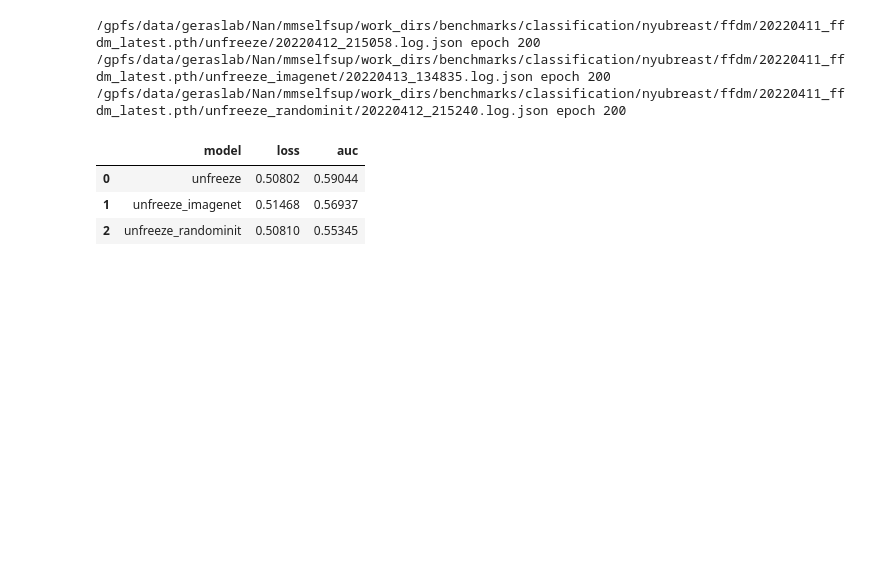
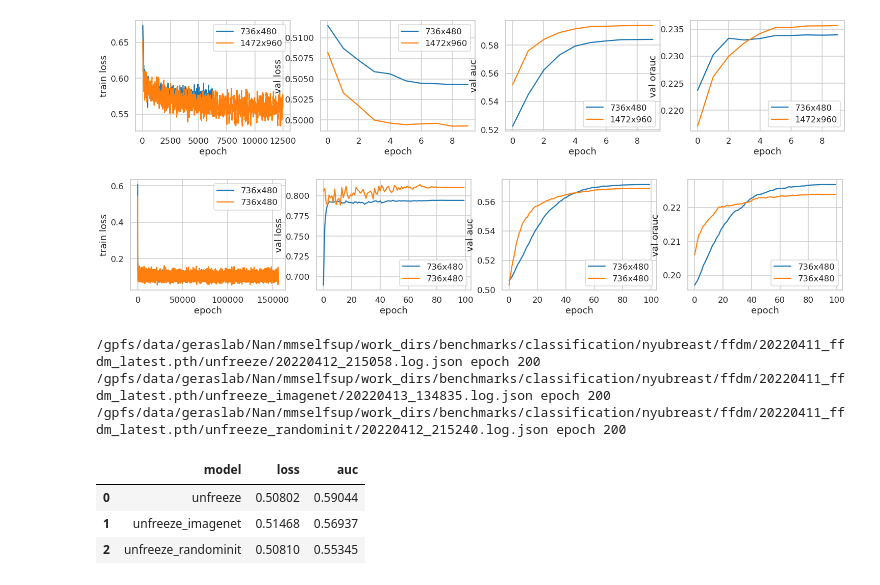
Before and after one commit to wooginawunan/mmselfsup, a Jupyter notebook: notebooks/analysis.ipynb, the cells around one changed output. Cells and saved outputs as stored; diff of their text form; code cells hidden in the pictures; blank space fills up the shorter version.

```diff
--- a/notebooks/analysis.ipynb
+++ b/notebooks/analysis.ipynb
@@ -351,0 +120,8 @@ plt.legend()
+# %%
+modal_cls = ['ffdm', 'ffdm_highresolution.py']
+model_path = ['20220411_ffdm_latest.pth', 'ffdm_latest.pth']
+exp_prefix = ['locality_atten']
+weight_init = ['']
+
+performance = get_comparison_table(modal_cls, model_path, exp_prefix, weight_init)
+performance
@@ -352,3 +134,54 @@ plt.legend()
+# %%
+def learning_curves_comparsion(modal_cls, file_prefixes, titles):
+    fig, axs = plt.subplots(1, 4, figsize=(25, 4))
+    for (modal, path, exp, winit), title  in zip(file_prefixes, titles):
+        logs = get_lastest_runlogs(save_path, f'{modal}/{path}/{exp}{winit}')
+        logs[logs['mode']=='train'].loss.rolling(50).mean().plot(
+            use_index=False, label=title, ax=axs[0])
+
+        axs[0].set_ylabel('train loss')
+        axs[0].set_xlabel('epoch')
+        axs[0].legend()
+
+        logs[logs['mode']=='val'].head4_loss.plot(
+            use_index=False, label=title, ax=axs[1])
+
+        axs[1].set_ylabel('val loss')
+        axs[1].set_xlabel('epoch')
+        axs[1].legend()
+
+        logs[logs['mode']=='val'].head4_auc.plot(
+            use_index=False, label=title, ax=axs[2])
+
+        axs[2].set_ylabel('val auc')
+        axs[2].set_xlabel('epoch')
+        axs[2].legend()
+        if 'head4_prauc' in logs:
+
+            logs[logs['mode']=='val'].head4_prauc.plot(
+                use_index=False, label=title, ax=axs[3])
+
+        axs[3].set_ylabel('val orauc')
+        axs[3].set_xlabel('epoch')
+        axs[3].legend()
+
+    plt.show()
+
+
+file_prefixes = [('ffdm', '20220411_ffdm_latest.pth', 'ablation_reso', ''),
+                 ('ffdm_highresolution', 'ffdm_latest.pth', 'ablation_reso', '')]
+titles = ['736x480', '1472x960']
+learning_curves_comparsion(modal_cls, file_prefixes, titles)
+
+
+
+file_prefixes = [('ffdm_biopsied_sampler', '20220411_ffdm_latest.pth', 'locality_atten', ''),
+                 ('ffdm_highresolution', 'ffdm_latest.pth', 'biopsied_sampler', ''),]
+titles = ['736x480', '736x480', '1472x960', '1472x960']
+learning_curves_comparsion(modal_cls, file_prefixes, titles)
+# %% [output]
+[figure, added]
+[figure, added]
 # %%
 save_path = '/gpfs/data/geraslab/Nan/mmselfsup/work_dirs/benchmarks/classification/nyubreast/'
 
```
Also changed, not shown: parts of 65 cells of this notebook, 2 other files.
